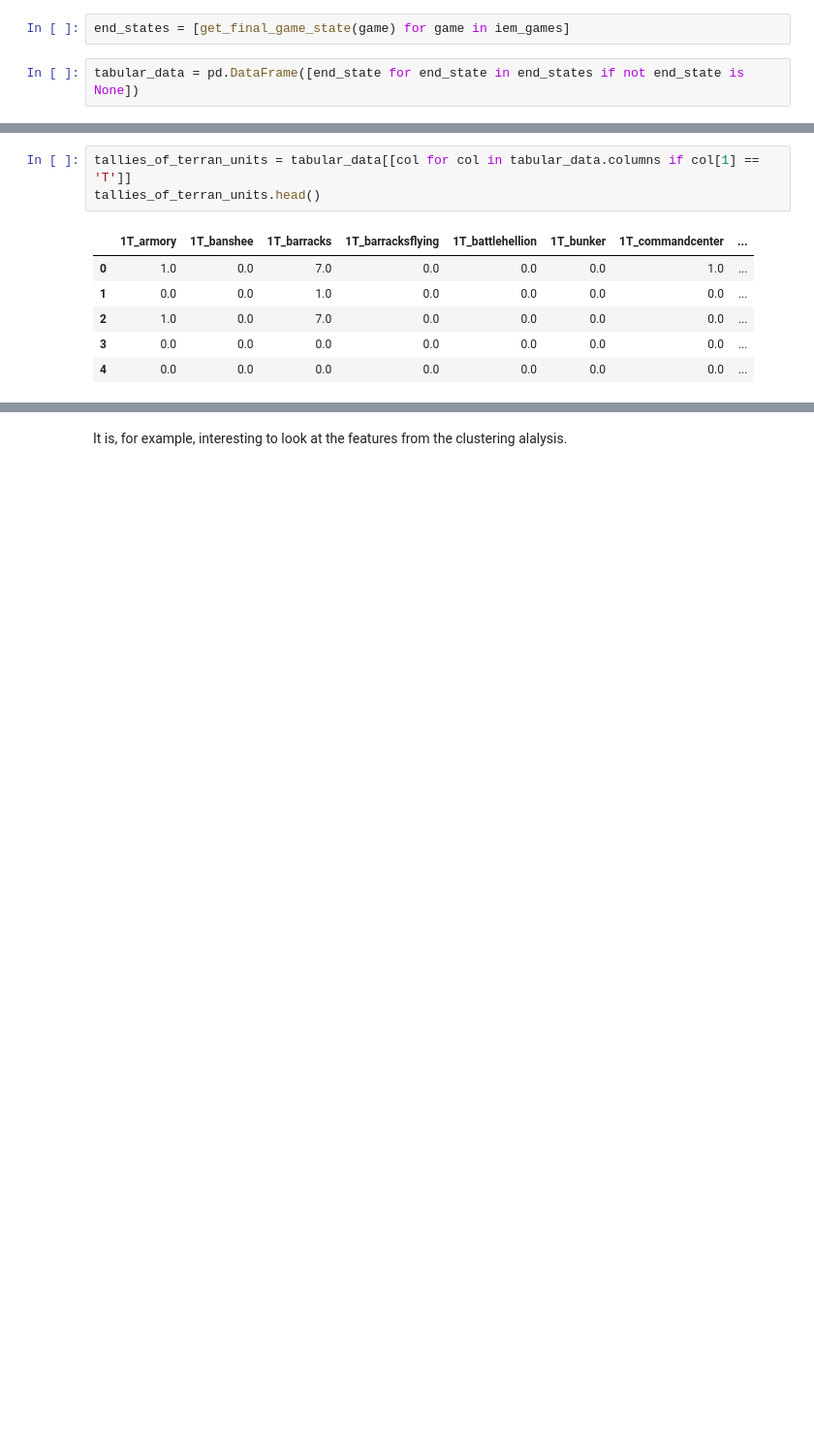
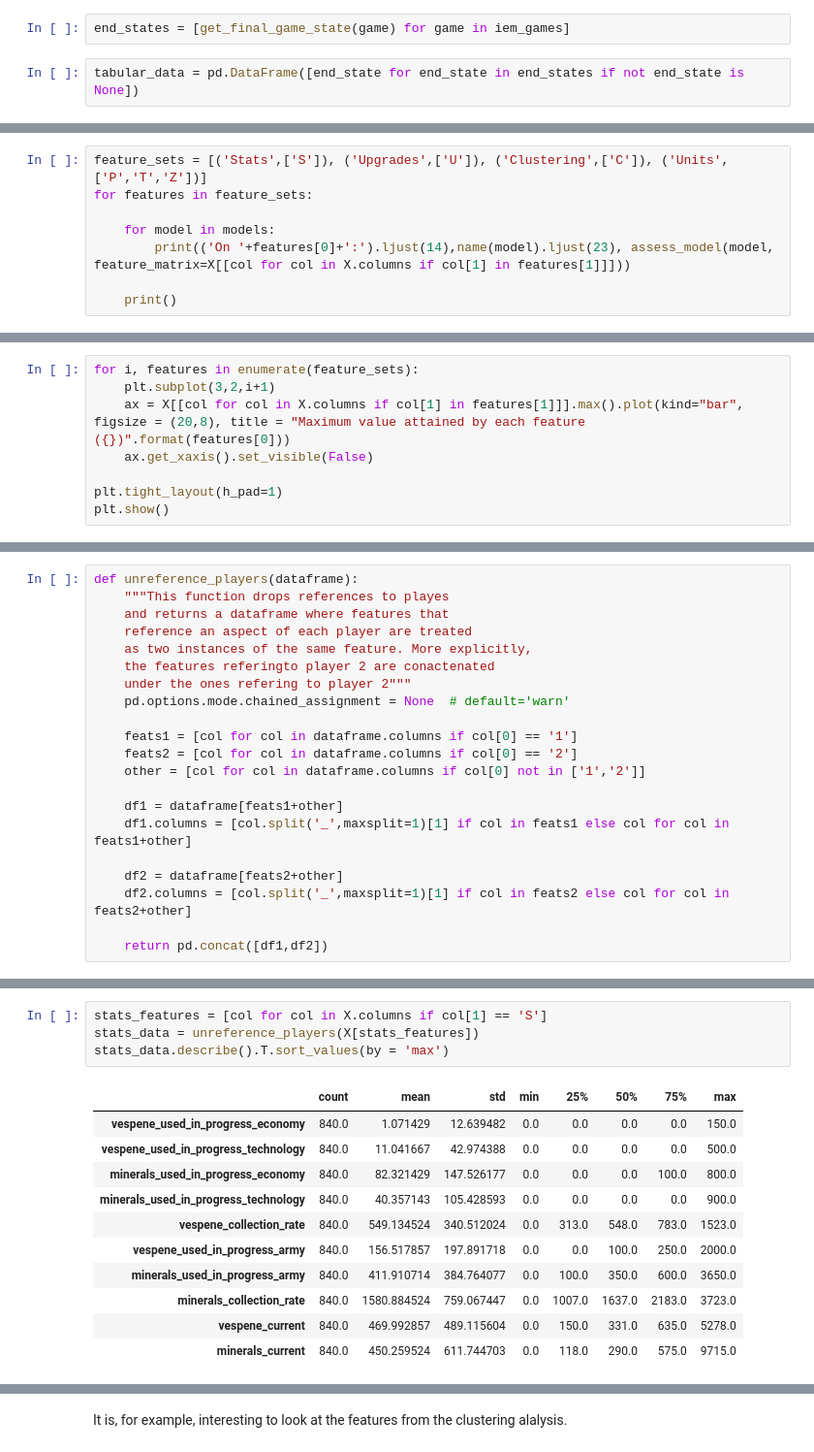
Before and after one commit to Rony-A/sc2-replay-analysis, a Jupyter notebook: mycchaka/capstone/Capstone - part 4 - Master Notebook.ipynb, the cells around one changed output, grey strips where cells are left out. Shown at 97% size. Saved outputs shown, nothing was run; the diff lists cells and outputs as text; blank space fills up the shorter version.

Commit message:
Work on feature scaling and EDA. Is 4am on the week of the presentation the best time for EDA? Maybe not, butafter getting 97% accuracy on an unregularized linear model I had to do something

```diff
--- a/mycchaka/capstone/Capstone - part 4 - Master Notebook.ipynb
+++ b/mycchaka/capstone/Capstone - part 4 - Master Notebook.ipynb
@@ -904,0 +980,8 @@ This allows us to easily select certain families of features. For example:
+# %%
+feature_sets = [('Stats',['S']), ('Upgrades',['U']), ('Clustering',['C']), ('Units',['P','T','Z'])]
+for features in feature_sets:
+
+    for model in models:
+        print(('On '+features[0]+':').ljust(14),name(model).ljust(23), assess_model(model, feature_matrix=X[[col for col in X.columns if col[1] in features[1]]]))
+
+    print()
@@ -904,0 +1044,8 @@ This allows us to easily select certain families of features. For example:
+# %%
+for i, features in enumerate(feature_sets):
+    plt.subplot(3,2,i+1)
+    ax = X[[col for col in X.columns if col[1] in features[1]]].max().plot(kind="bar", figsize = (20,8), title = "Maximum value attained by each feature ({})".format(features[0]))
+    ax.get_xaxis().set_visible(False)
+
+plt.tight_layout(h_pad=1)
+plt.show()
@@ -904,0 +1058,21 @@ This allows us to easily select certain families of features. For example:
+# %%
+def unreference_players(dataframe):
+    """This function drops references to playes
+    and returns a dataframe where features that
+    reference an aspect of each player are treated
+    as two instances of the same feature. More explicitly,
+    the features referingto player 2 are conactenated
+    under the ones refering to player 2"""
+    pd.options.mode.chained_assignment = None  # default='warn'
+
+    feats1 = [col for col in dataframe.columns if col[0] == '1']
+    feats2 = [col for col in dataframe.columns if col[0] == '2']
+    other = [col for col in dataframe.columns if col[0] not in ['1','2']]
+
+    df1 = dataframe[feats1+other]
+    df1.columns = [col.split('_',maxsplit=1)[1] if col in feats1 else col for col in feats1+other]
+
+    df2 = dataframe[feats2+other]
+    df2.columns = [col.split('_',maxsplit=1)[1] if col in feats2 else col for col in feats2+other]
+
+    return pd.concat([df1,df2])
@@ -905,10 +1083,16 @@ This allows us to easily select certain families of features. For example:
 # %%
-tallies_of_terran_units = tabular_data[[col for col in tabular_data.columns if col[1] == 'T']]
-tallies_of_terran_units.head()
+stats_features = [col for col in X.columns if col[1] == 'S']
+stats_data = unreference_players(X[stats_features])
+stats_data.describe().T.sort_values(by = 'max')
 # %% [output]
-|  | 1T_armory | 1T_banshee | 1T_barracks | 1T_barracksflying | 1T_battlehellion | 1T_bunker | 1T_commandcenter | ... |
-| 0 | 1.0 | 0.0 | 7.0 | 0.0 | 0.0 | 0.0 | 1.0 | ... |
-| 1 | 0.0 | 0.0 | 1.0 | 0.0 | 0.0 | 0.0 | 0.0 | ... |
-| 2 | 1.0 | 0.0 | 7.0 | 0.0 | 0.0 | 0.0 | 0.0 | ... |
-| 3 | 0.0 | 0.0 | 0.0 | 0.0 | 0.0 | 0.0 | 0.0 | ... |
-| 4 | 0.0 | 0.0 | 0.0 | 0.0 | 0.0 | 0.0 | 0.0 | ... |
+|  | count | mean | std | min | 25% | 50% | 75% | max |
+| vespene_used_in_progress_economy | 840.0 | 1.071429 | 12.639482 | 0.0 | 0.0 | 0.0 | 0.0 | 150.0 |
+| vespene_used_in_progress_technology | 840.0 | 11.041667 | 42.974388 | 0.0 | 0.0 | 0.0 | 0.0 | 500.0 |
+| minerals_used_in_progress_economy | 840.0 | 82.321429 | 147.526177 | 0.0 | 0.0 | 0.0 | 100.0 | 800.0 |
+| minerals_used_in_progress_technology | 840.0 | 40.357143 | 105.428593 | 0.0 | 0.0 | 0.0 | 0.0 | 900.0 |
+| vespene_collection_rate | 840.0 | 549.134524 | 340.512024 | 0.0 | 313.0 | 548.0 | 783.0 | 1523.0 |
+| vespene_used_in_progress_army | 840.0 | 156.517857 | 197.891718 | 0.0 | 0.0 | 100.0 | 250.0 | 2000.0 |
+| minerals_used_in_progress_army | 840.0 | 411.910714 | 384.764077 | 0.0 | 100.0 | 350.0 | 600.0 | 3650.0 |
+| minerals_collection_rate | 840.0 | 1580.884524 | 759.067447 | 0.0 | 1007.0 | 1637.0 | 2183.0 | 3723.0 |
+| vespene_current | 840.0 | 469.992857 | 489.115604 | 0.0 | 150.0 | 331.0 | 635.0 | 5278.0 |
+| minerals_current | 840.0 | 450.259524 | 611.744703 | 0.0 | 118.0 | 290.0 | 575.0 | 9715.0 |
```
Also changed, not shown: parts of 100 cells of this notebook, 2 other files.
